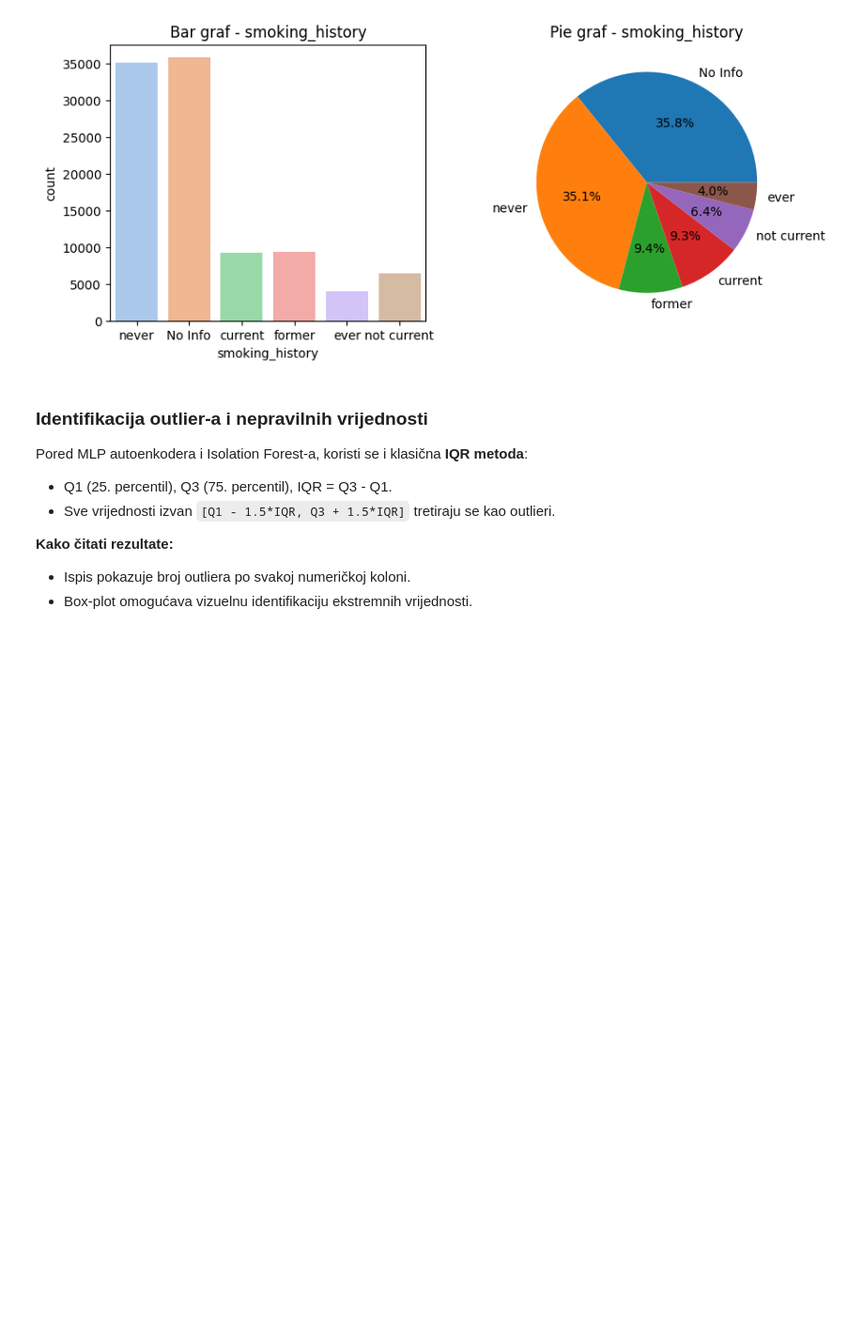
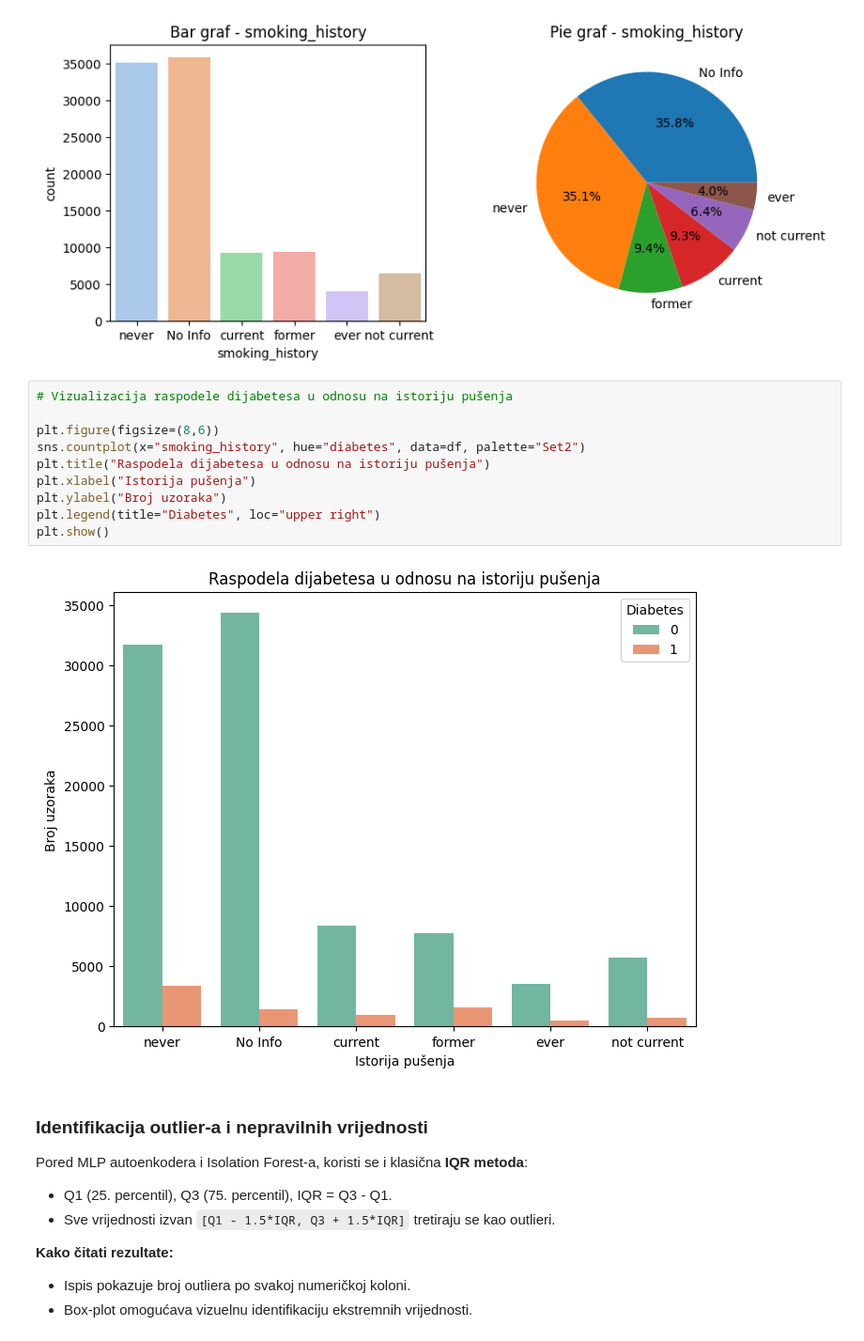
Before and after one commit to marijaparezanin/Racunarska-inteligencija-projekat, a Jupyter notebook: diabetes_eda.ipynb, the cells around one changed output. Shown at 94% size. Cells and saved outputs as stored; diff of their text form; blank space fills up the shorter version.

```diff
--- a/documentation/diabetes_eda.ipynb
+++ b/diabetes_eda.ipynb
@@ -291,6 +291,18 @@ Passing `palette` without assigning `hue` is deprecated and will be removed in v
 
   sns.countplot(x=col, data=df, ax=axes[0], palette="pastel")
 [figure]
+# %%
+# Vizualizacija raspodele dijabetesa u odnosu na istoriju pušenja
+
+plt.figure(figsize=(8,6))
+sns.countplot(x="smoking_history", hue="diabetes", data=df, palette="Set2")
+plt.title("Raspodela dijabetesa u odnosu na istoriju pušenja")
+plt.xlabel("Istorija pušenja")
+plt.ylabel("Broj uzoraka")
+plt.legend(title="Diabetes", loc="upper right")
+plt.show()
+# %% [output]
+[figure, added]
 # %% [markdown]
 ### Identifikacija outlier-a i nepravilnih vrijednosti
 
```
